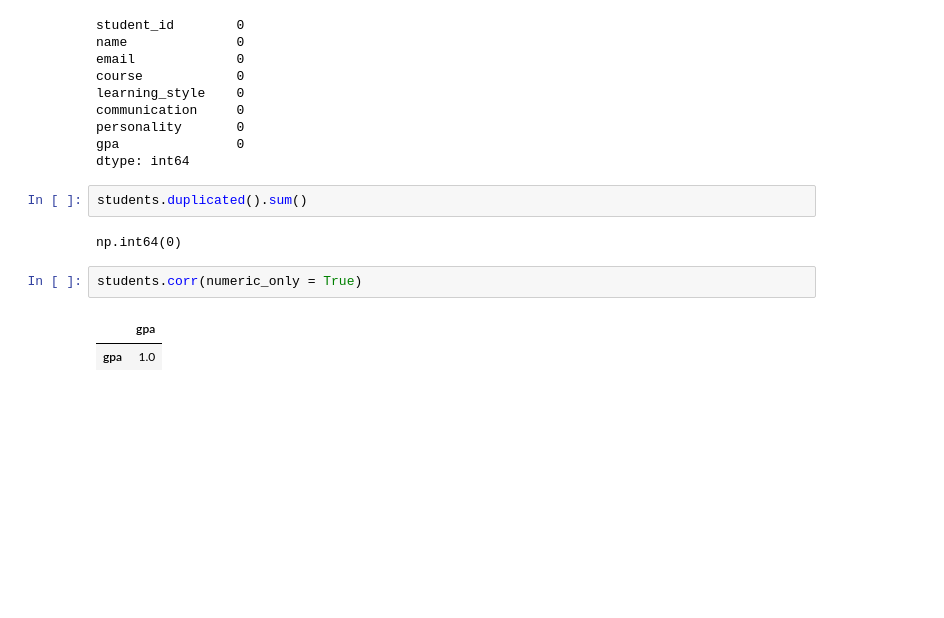
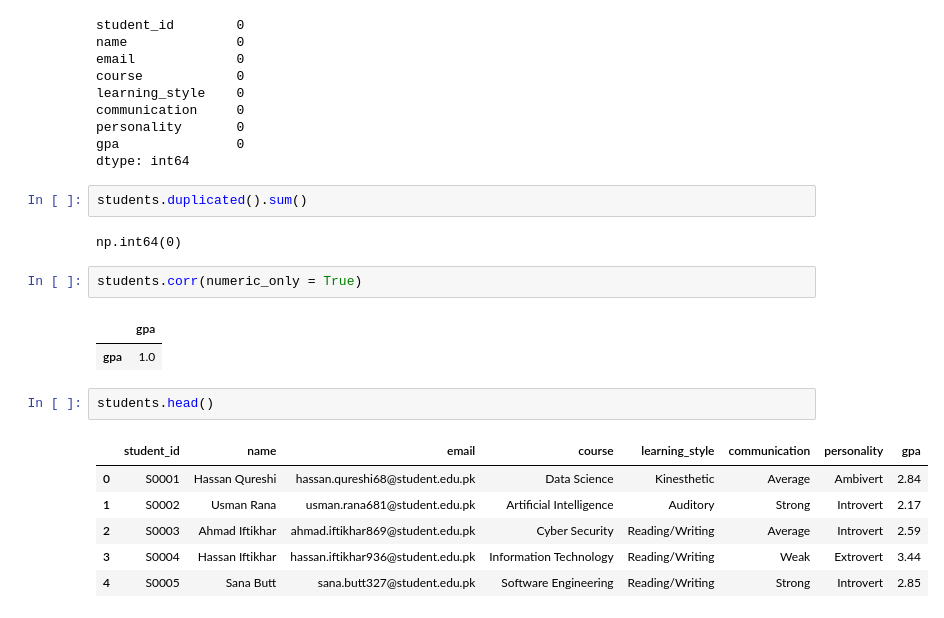
Before and after one commit to MuqaddasIftikhar17/EduMate-AI, a Jupyter notebook: ai/students.ipynb, the cells around one changed output. Saved outputs shown, nothing was run; the diff lists cells and outputs as text; blank space fills up the shorter version.

```diff
--- a/ai/students.ipynb
+++ b/ai/students.ipynb
@@ -106,3 +112,12 @@ students.corr(numeric_only = True)
 # %% [output]
 |  | gpa |
 | gpa | 1.0 |
+# %%
+students.head()
+# %% [output]
+|  | student_id | name | email | course | learning_style | communication | personality | gpa |
+| 0 | S0001 | Hassan Qureshi | hassan.qureshi68@student.edu.pk | Data Science | Kinesthetic | Average | Ambivert | 2.84 |
+| 1 | S0002 | Usman Rana | usman.rana681@student.edu.pk | Artificial Intelligence | Auditory | Strong | Introvert | 2.17 |
+| 2 | S0003 | Ahmad Iftikhar | ahmad.iftikhar869@student.edu.pk | Cyber Security | Reading/Writing | Average | Introvert | 2.59 |
+| 3 | S0004 | Hassan Iftikhar | hassan.iftikhar936@student.edu.pk | Information Technology | Reading/Writing | Weak | Extrovert | 3.44 |
+| 4 | S0005 | Sana Butt | sana.butt327@student.edu.pk | Software Engineering | Reading/Writing | Strong | Introvert | 2.85 |
```
Also changed, not shown: parts of 10 cells of this notebook.
